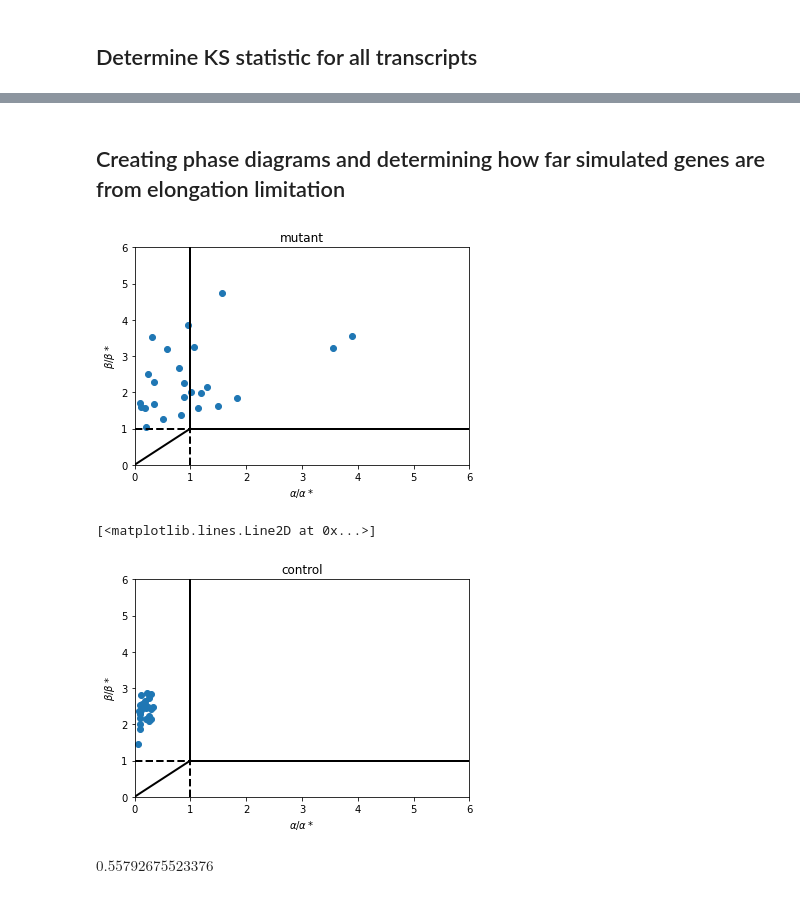
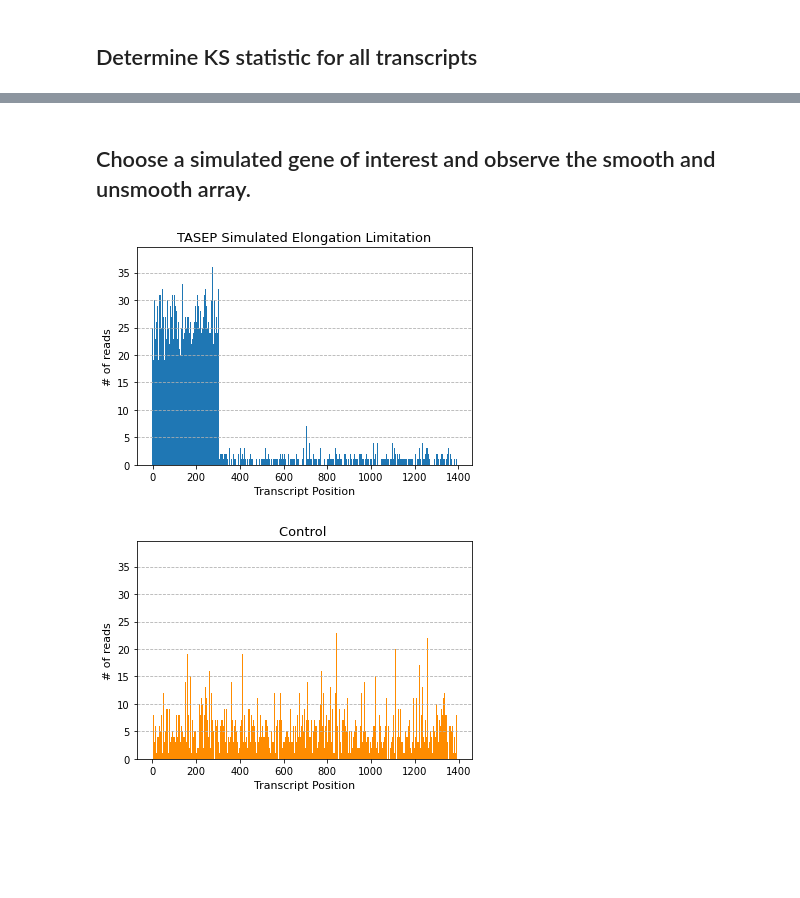
Before and after one commit to greenblattlab/Analysis_Of_Ribosome_Pausing, a Jupyter notebook: Simulation/rb_profile_simulator.ipynb, the cells around one changed output, grey strips where cells are left out. Saved outputs shown, nothing was run; the diff lists cells and outputs as text; code cells hidden in the pictures; blank space fills up the shorter version.

```diff
--- a/Simulation/rb_profile_simulator.ipynb
+++ b/Simulation/rb_profile_simulator.ipynb
@@ -215,2 +216,0 @@ Text(0, 0.5, 'KS Statistic')
-# %% [markdown]
-## Creating phase diagrams and determining how far simulated genes are from elongation limitation
@@ -266,31 +216,0 @@ for i in range(25):
-# %%
-# Create a phase diagram for our mutant sample.
-plt.scatter((np.array(mu_alphas)/np.array(crit_mu_alphas)), (np.array(mu_betas)/np.array(crit_mu_betas))*0.015)
-plt.ylim([0,6])
-plt.xlim([0,6])
-plt.xlabel(r'$\alpha / \alpha*$')
-plt.ylabel(r'$\beta / \beta*$')
-plt.title("mutant")
-plt.plot([1, 1], [1, 10], 'k-', lw=2)
-plt.plot([1, 10], [1,1], 'k-', lw = 2)
-plt.plot([0, 1], [0,1], 'k-', lw = 2)
-plt.plot([0, 1], [1,1], 'k--', lw = 2)
-plt.plot([1, 1], [0,1], 'k--', lw = 2)
-plt.show()
-
-# Create a phase diagram for our control sample.
-plt.scatter((np.array(alphas)/np.array(crit_alphas)), (np.array(betas)/np.array(crit_betas))*0.07)
-plt.ylim([0,6])
-plt.xlim([0,6])
-plt.xlabel(r'$\alpha / \alpha*$')
-plt.ylabel(r'$\beta / \beta*$')
-plt.title("control")
-plt.plot([1, 1], [1, 10], 'k-', lw=2)
-plt.plot([1, 10], [1,1], 'k-', lw = 2)
-plt.plot([0, 1], [0,1], 'k-', lw = 2)
-plt.plot([0, 1], [1,1], 'k--', lw = 2)
-plt.plot([1, 1], [0,1], 'k--', lw = 2)
-# %% [output]
-[figure, removed]
-[<matplotlib.lines.Line2D at 0x...>]
-[figure, removed]
@@ -308,8 +217,7 @@ def get_crit_lambda(alpha, l1, I = 10):
-# %%
-# determine the minimum elongation rate necessary for a phase change for one of our samples.
-x = get_crit_lambda(mu_alphas[1],mu_ini_lambs[1])
-
-# determine the difference between the minimum elongation rate necessary for a phase change and the observed minimum elongation rate.
-mu_min_lambs[1]/x[0]
-# %% [output]
-$\displaystyle 0.55792675523376$
+# %% [markdown]
+## Choose a simulated gene of interest and observe the smooth and unsmooth array.
+# %%
+# Choosing a gene of interest to calculate the elongation rates of.
+# Get the transcript and vector for the gene of interest.
+my_vec_mutant = data_mutant[735]
+my_vec_control = data_control[735]
@@ -315,0 +227,23 @@ $\displaystyle 0.55792675523376$
+# %%
+maxi = max([max(my_vec_mutant), max(my_vec_control)])
+
+plt.bar(list(range(len(my_vec_mutant))),my_vec_mutant, width = 4)
+plt.ylim([0,maxi*1.1])
+plt.ylabel("# of reads", fontsize = 11)
+plt.xlabel("Transcript Position", fontsize = 11)
+plt.title("TASEP Simulated Elongation Limitation", fontsize = 13)
+axes = plt.gca()
+axes.yaxis.grid(linestyle = "--")
+plt.savefig(image_path + 'simulated_MC_array.pdf')
+plt.show()
+plt.bar(list(range(len(my_vec_mutant))), my_vec_control, color = "darkorange", width = 1.4)
+plt.ylim([0,maxi*1.1])
+plt.ylabel("# of reads", fontsize = 11)
+plt.xlabel("Transcript Position", fontsize = 11)
+plt.title("Control ", fontsize = 13)
+axes = plt.gca()
+axes.yaxis.grid(linestyle = "--")
+#plt.savefig(image_path + my_gene + '_control_array.pdf')
+# %% [output]
+[figure, added]
+[figure, added]
```
Also changed, not shown: parts of 14 cells of this notebook, 4 other files.
